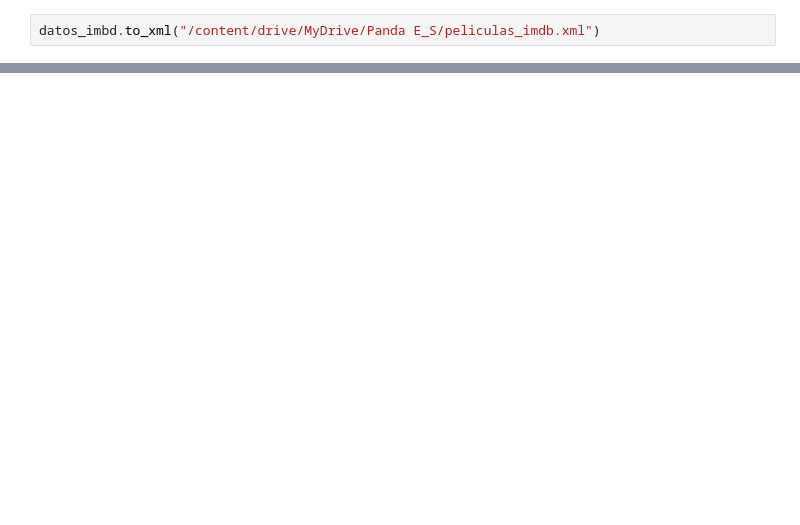
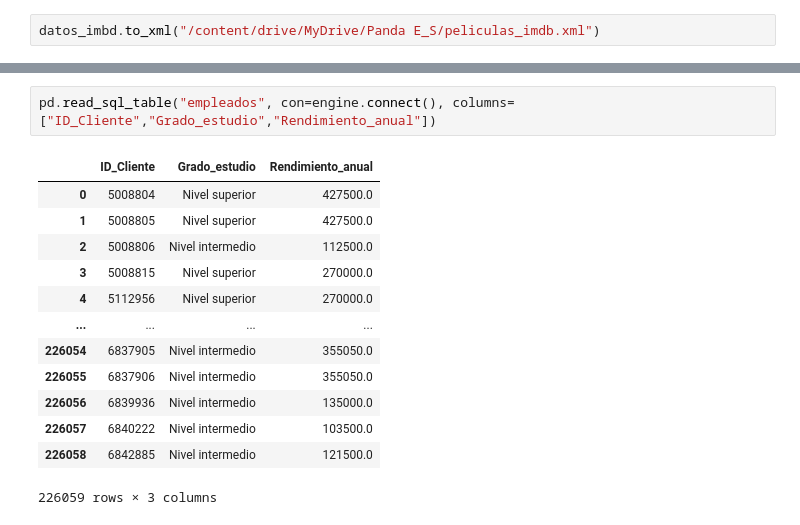
Before and after one commit to MyAppsTest/Pandas-Entrada-y-salida, a Jupyter notebook: Pandas_E_S.ipynb, the cells around one changed output, grey strips where cells are left out. Saved outputs shown, nothing was run; the diff lists cells and outputs as text; blank space fills up the shorter version.

```diff
--- a/Pandas_E_S.ipynb
+++ b/Pandas_E_S.ipynb
@@ -391,0 +466,16 @@ datos_imbd.to_xml("/content/drive/MyDrive/Panda E_S/peliculas_imdb.xml")
+# %%
+pd.read_sql_table("empleados", con=engine.connect(), columns=["ID_Cliente","Grado_estudio","Rendimiento_anual"])
+# %% [output]
+|  | ID_Cliente | Grado_estudio | Rendimiento_anual |
+| 0 | 5008804 | Nivel superior | 427500.0 |
+| 1 | 5008805 | Nivel superior | 427500.0 |
+| 2 | 5008806 | Nivel intermedio | 112500.0 |
+| 3 | 5008815 | Nivel superior | 270000.0 |
+| 4 | 5112956 | Nivel superior | 270000.0 |
+| ... | ... | ... | ... |
+| 226054 | 6837905 | Nivel intermedio | 355050.0 |
+| 226055 | 6837906 | Nivel intermedio | 355050.0 |
+| 226056 | 6839936 | Nivel intermedio | 135000.0 |
+| 226057 | 6840222 | Nivel intermedio | 103500.0 |
+| 226058 | 6842885 | Nivel intermedio | 121500.0 |
+226059 rows × 3 columns
```
Also changed, not shown: parts of 25 cells of this notebook.
